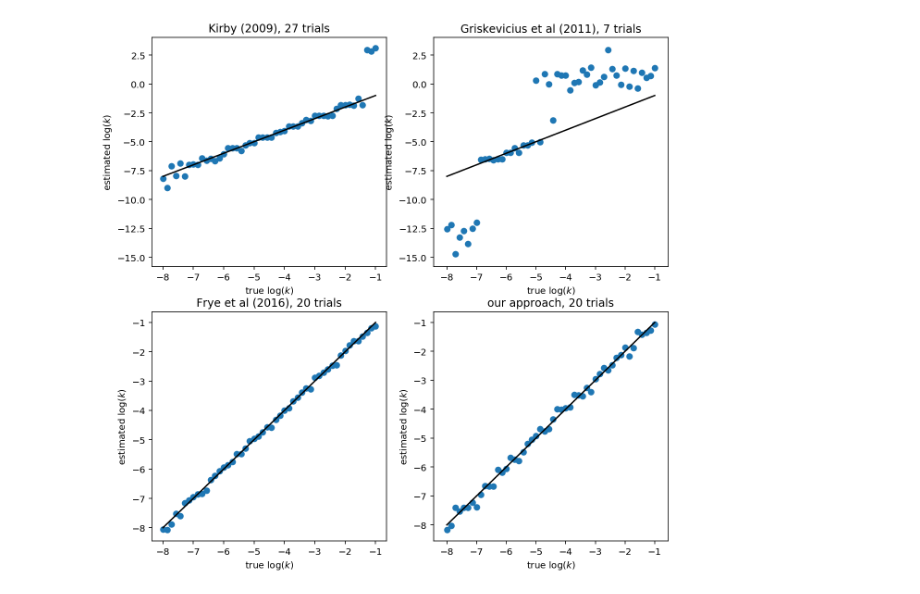
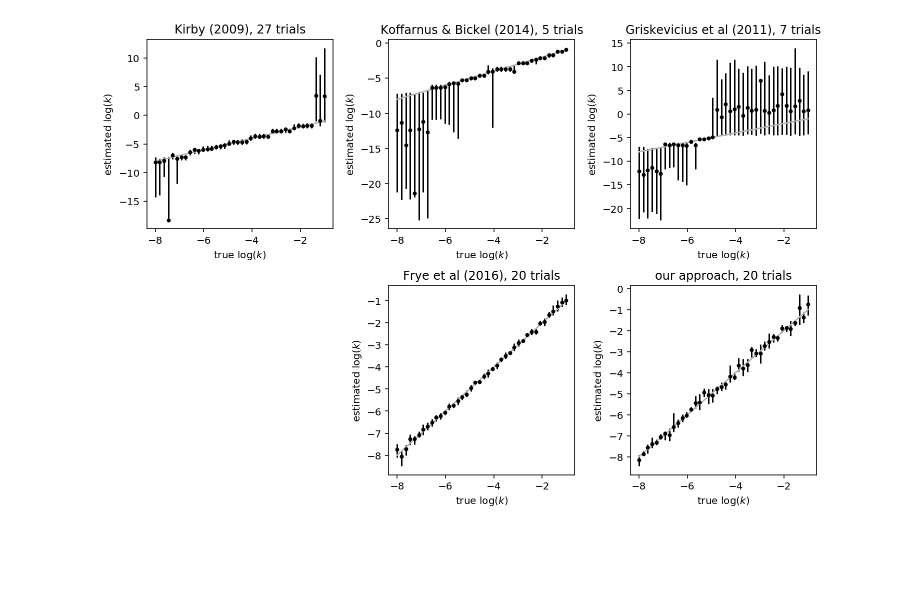
Before and after one commit to drbenvincent/darc_toolbox, a Jupyter notebook: dev/hyperbolic_discounting_parameter_sweeps.ipynb, the cells around one changed output. Saved outputs shown, nothing was run; the diff lists cells and outputs as text; code cells hidden in the pictures; blank space fills up the shorter version.

Commit message:
#6 plotting CI's on parameter sweeps

```diff
--- a/dev/hyperbolic_discounting_parameter_sweeps.ipynb
+++ b/dev/hyperbolic_discounting_parameter_sweeps.ipynb
@@ -17,28 +20,36 @@ import matplotlib.pyplot as plt
 from matplotlib import gridspec
 %config InlineBackend.figure_format = 'retina'
 # %%
-N = 50
+N = 40
 θsweep = pd.DataFrame.from_dict({'logk': np.linspace(-8, -1, num=N),
                                  'α': np.ones(N) * 2})
 # %%
+target_param_name = 'logk'
+
 # KIRBY -----------------------------------------------------------------
 max_trials = 27
 design_thing = Kirby2009()
 model = models.Hyperbolic(n_particles=5000)
-θ_estimated_kirby = parameter_recovery_sweep(θsweep, model, design_thing)
+θ_estimated_kirby = parameter_recovery_sweep(θsweep, model, design_thing, target_param_name)
 n_trials_kirby = 27
 
 # FRYE -----------------------------------------------------------------
 design_thing = Frye(DB=[7, 30, 365/2, 365], trials_per_delay=5)
 model = models.Hyperbolic(n_particles=5000)
-θ_estimated_frye = parameter_recovery_sweep(θsweep, model, design_thing)
+θ_estimated_frye = parameter_recovery_sweep(θsweep, model, design_thing, target_param_name)
 n_trials_frye = 20
 
 # Griskevicius -----------------------------------------------------------------
 design_thing = Griskevicius2011delay()
 model = models.Hyperbolic(n_particles=5000)
-θ_estimated_griskevicius = parameter_recovery_sweep(θsweep, model, design_thing)
+θ_estimated_griskevicius = parameter_recovery_sweep(θsweep, model, design_thing, target_param_name)
 n_trials_griskevicius = 7
+
+# Koffarnus & Bickel ----------------------------------------------------------
+design_thing = Koffarnus_Bickel()
+model = models.Hyperbolic(n_particles=5000)
+θ_estimated_koffarnus = parameter_recovery_sweep(θsweep, model, design_thing, target_param_name)
+n_trials_koffarnus = 5
 
 # DARC -----------------------------------------------------------------
 max_trials = 20
@@ -46,7 +57,7 @@ design_thing = DARCDesign(max_trials=max_trials,
                           RA=list(100*np.linspace(0.05, 0.95, 19)),
                           random_choice_dimension='DB')
 model = models.Hyperbolic(n_particles=5000)
-θ_estimated_darc = parameter_recovery_sweep(θsweep, model, design_thing)
+θ_estimated_darc = parameter_recovery_sweep(θsweep, model, design_thing, target_param_name)
 n_trials_darc = max_trials
 # %% [output]
 starting parameter recovery sweep
@@ -56,38 +68,46 @@ starting parameter recovery sweep
 # %%
-fig1 = plt.figure(figsize=(10, 10))
-gs = gridspec.GridSpec(2, 2)
+fig1 = plt.figure(figsize=(12, 8))
+gs = gridspec.GridSpec(2, 3)
 
 ax0 = fig1.add_subplot(gs[0,0])
-ax1 = fig1.add_subplot(gs[0,1], sharey=ax0)
-ax2 = fig1.add_subplot(gs[1,0])
-ax3 = fig1.add_subplot(gs[1,1], sharex=ax1)
-axes = [ax0, ax1, ax2, ax3]
+ax1 = fig1.add_subplot(gs[0,1])
+ax2 = fig1.add_subplot(gs[0,2])
+#ax3 = fig1.add_subplot(gs[1,0])
+ax4 = fig1.add_subplot(gs[1,1])
+ax5 = fig1.add_subplot(gs[1,2])
+#axes = [ax0, ax1, ax2, ax3]
 
+def my_errorbar(ax, θsweep, θ_estimated):
+    err_lower = θ_estimated['logk_median'] - θ_estimated['logk_lower95']
+    err_upper = θ_estimated['logk_upper95'] - θ_estimated['logk_median']
+
+    ax.plot([-8, -1], [-8, -1], c=[0.7, 0.7, 0.7])
+    ax.errorbar(x=θsweep['logk'],
+                y=θ_estimated['logk_median'],
+                yerr=[err_lower, err_upper],
+                fmt='o',
+                c='k',
+                ms=3)
+    ax.set_xlabel(r'true $\log(k)$')
+    ax.set_ylabel(r'estimated $\log(k)$')
+    return
 # ----------------------------------------------------------------------
-ax0.scatter(θsweep['logk'], θ_estimated_kirby['logk'])
-ax0.plot([-8, -1], [-8, -1], c='black')
-ax0.set_xlabel(r'true $\log(k)$')
-ax0.set_ylabel(r'estimated $\log(k)$')
+my_errorbar(ax0, θsweep, θ_estimated_kirby)
 ax0.set_title(f'Kirby (2009), {n_trials_kirby} trials')
 # ----------------------------------------------------------------------
-ax1.scatter(θsweep['logk'], θ_estimated_griskevicius['logk'])
-ax1.plot([-8, -1], [-8, -1], c='black')
-ax1.set_xlabel(r'true $\log(k)$')
-ax1.set_ylabel(r'estimated $\log(k)$')
-ax1.set_title(f'Griskevicius et al (2011), {n_trials_griskevicius} trials')
+my_errorbar(ax2, θsweep, θ_estimated_griskevicius)
+ax2.set_title(f'Griskevicius et al (2011), {n_trials_griskevicius} trials')
 # ----------------------------------------------------------------------
-ax2.scatter(θsweep['logk'], θ_estimated_frye['logk'])
-ax2.plot([-8, -1], [-8, -1], c='black')
-ax2.set_xlabel(r'true $\log(k)$')
-ax2.set_ylabel(r'estimated $\log(k)$')
-ax2.set_title(f'Frye et al (2016), {n_trials_frye} trials')
+my_errorbar(ax4, θsweep, θ_estimated_frye)
+ax4.set_title(f'Frye et al (2016), {n_trials_frye} trials')
 # ----------------------------------------------------------------------
-ax3.scatter(θsweep['logk'], θ_estimated_darc['logk'])
-ax3.plot([-8, -1], [-8, -1], c='black')
-ax3.set_xlabel(r'true $\log(k)$')
-ax3.set_ylabel(r'estimated $\log(k)$')
-ax3.set_title(f'our approach, {n_trials_darc} trials')
+my_errorbar(ax1, θsweep, θ_estimated_koffarnus)
+ax1.set_title(f'Koffarnus & Bickel (2014), {n_trials_koffarnus} trials')
+# ----------------------------------------------------------------------
+my_errorbar(ax5, θsweep, θ_estimated_darc)
+ax5.set_title(f'our approach, {n_trials_darc} trials')
 
-fig1.savefig('hyperbolic_discounting_parameter_sweeps.pdf', bbox_inches='tight')
+# improve spacing between subplots
+plt.subplots_adjust(hspace=0.3, wspace=0.3)
 # %% [output]
-[figure, old version]
+[figure, new version]
```
Also changed, not shown: parts of 5 cells of this notebook, 2 other files.
